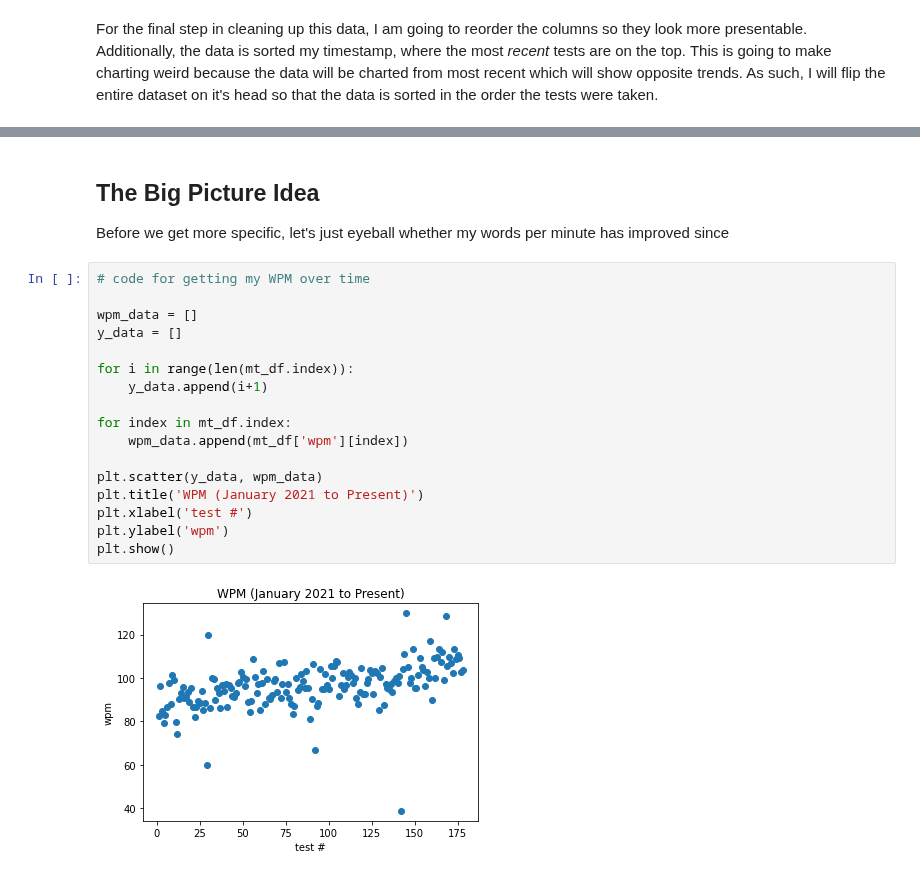
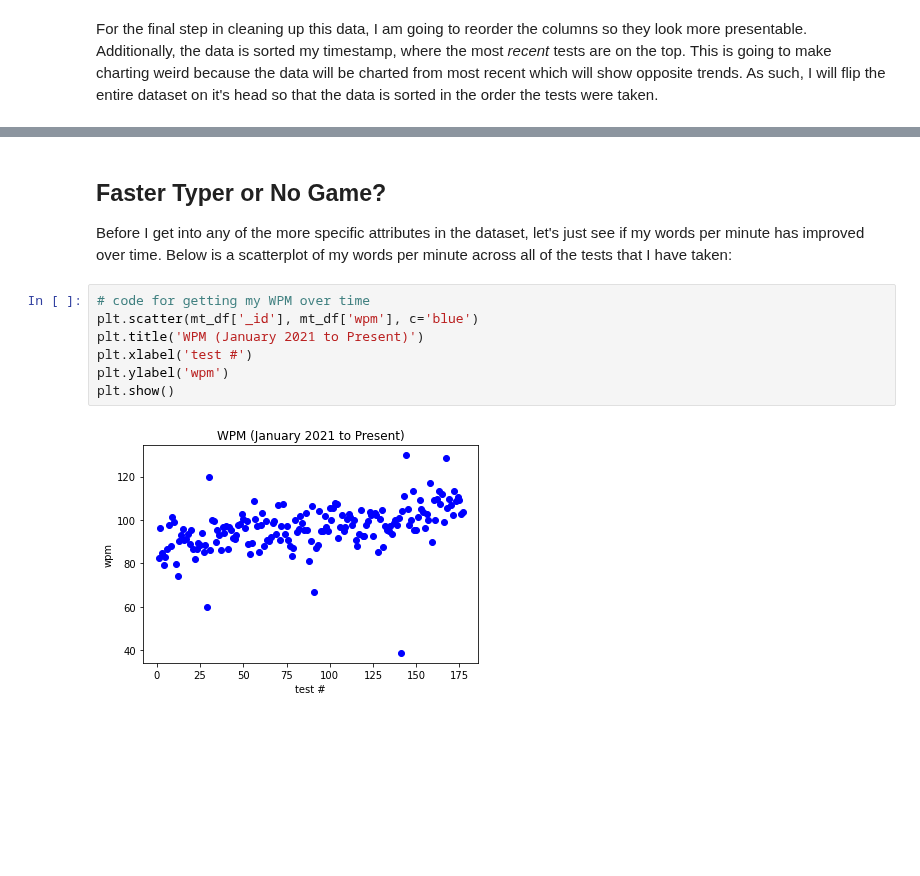
Before and after one commit to TrevorBushnell/CPSC222-MonkeyType-Data-Project, a Jupyter notebook: Monkey_Type_Report.ipynb, the cells around one changed output, grey strips where cells are left out. Drawn from its saved outputs; the diff is of its cells as text; blank space fills up the shorter version.

```diff
--- a/Monkey_Type_Report.ipynb
+++ b/Monkey_Type_Report.ipynb
@@ -270,23 +285,13 @@ mt_df.set_index('_id')
-# %% [markdown]
-## The Big Picture Idea
-
-Before we get more specific, let's just eyeball whether my words per minute has improved since
+# %% [markdown]
+## Faster Typer or No Game?
+
+Before I get into any of the more specific attributes in the dataset, let's just see if my words per minute has improved over time. Below is a scatterplot of my words per minute across all of the tests that I have taken:
 # %%
 # code for getting my WPM over time
-
-wpm_data = []
-y_data = []
-
-for i in range(len(mt_df.index)):
-    y_data.append(i+1)
-
-for index in mt_df.index:
-    wpm_data.append(mt_df['wpm'][index])
-
-plt.scatter(y_data, wpm_data)
+plt.scatter(mt_df['_id'], mt_df['wpm'], c='blue')
 plt.title('WPM (January 2021 to Present)')
 plt.xlabel('test #')
 plt.ylabel('wpm')
 plt.show()
 # %% [output]
-[figure, old version]
+[figure, new version]
```
Also changed, not shown: parts of 30 cells of this notebook, 2 other files.
